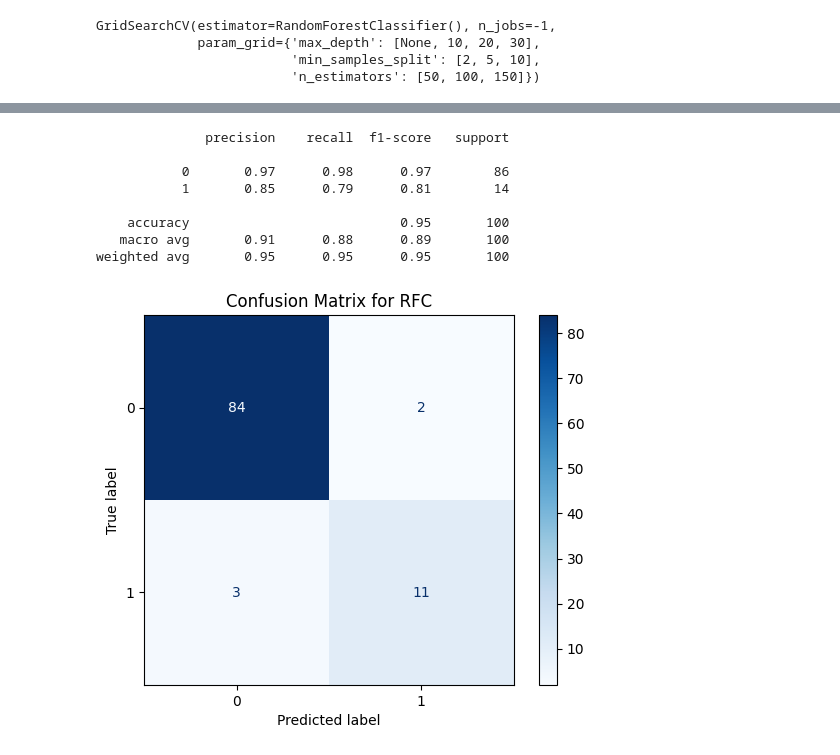
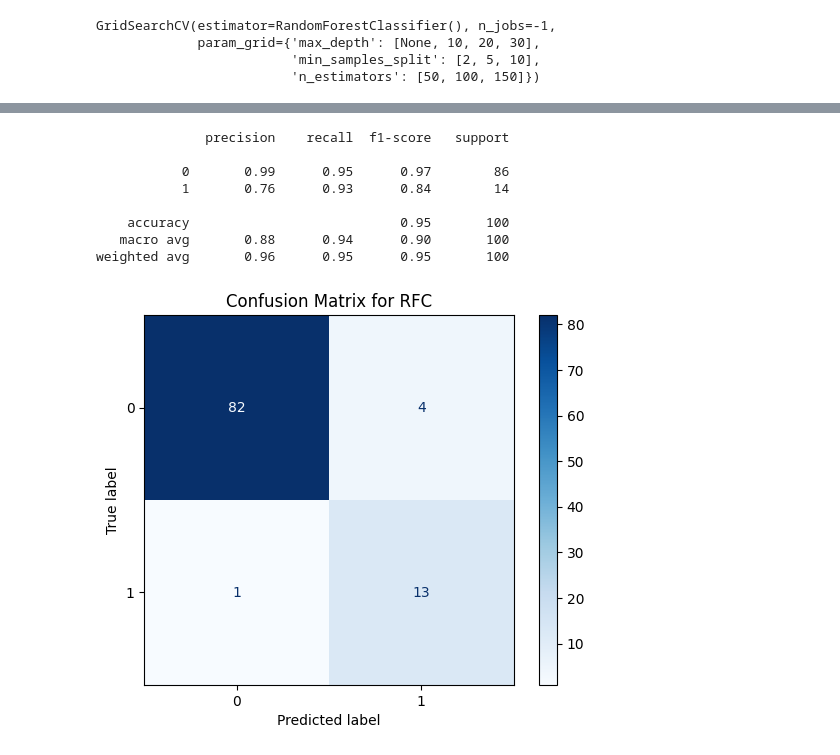
Before and after one commit to fendraq/ml_application_documents, a Jupyter notebook: model_training_mini_batch/pln_exploratory_model_training_rfc.ipynb, the cells around one changed output, grey strips where cells are left out. Cells and saved outputs as stored; diff of their text form; code cells hidden in the pictures.

```diff
--- a/model_training_mini_batch/pln_exploratory_model_training_rfc.ipynb
+++ b/model_training_mini_batch/pln_exploratory_model_training_rfc.ipynb
@@ -67,23 +67,23 @@ Score: 0.9350, Params: {'max_depth': None, 'min_samples_split': 2, 'n_estimators
 # %%
 # Score and Confusion Matrix with lower threshold
 y_proba = best_rfc.predict_proba(X_test_scaled)[:, 1]
-threshold = 0.3
+threshold = 0.2 # <- lower threshold for more TP
 y_pred = (y_proba >= threshold).astype(int)
 
 print(classification_report(y_test, y_pred))
 
 cm = confusion_matrix(y_test, y_pred)
 disp = ConfusionMatrixDisplay(confusion_matrix=cm)
 disp.plot(cmap="Blues")
 plt.title("Confusion Matrix for RFC")
 plt.show()
 # %% [output]
               precision    recall  f1-score   support
 
-           0       0.97      0.98      0.97        86
-           1       0.85      0.79      0.81        14
+           0       0.99      0.95      0.97        86
+           1       0.76      0.93      0.84        14
 
     accuracy                           0.95       100
-   macro avg       0.91      0.88      0.89       100
-weighted avg       0.95      0.95      0.95       100
+   macro avg       0.88      0.94      0.90       100
+weighted avg       0.96      0.95      0.95       100
-[figure, old version]
+[figure, new version]
```
Also changed, not shown: parts of 1 cell of this notebook, 11 other files.
